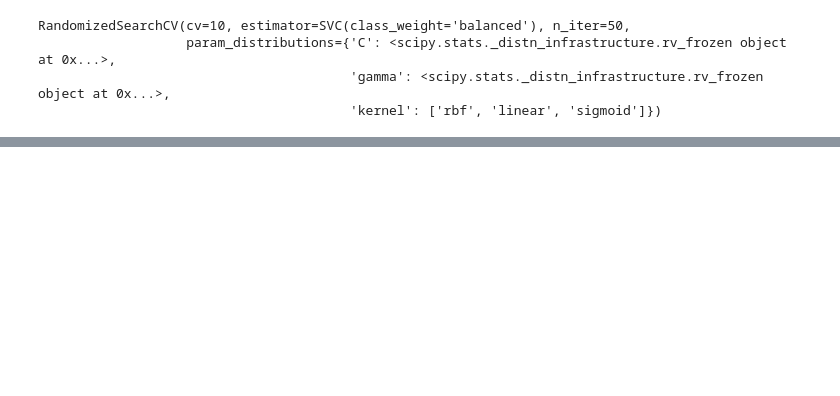
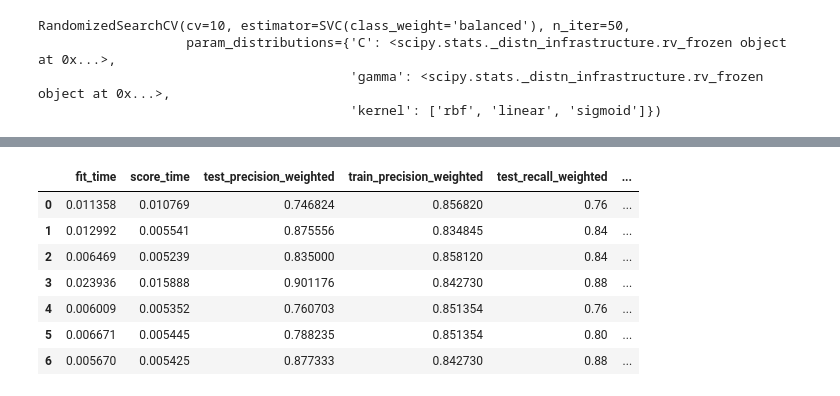
Before and after one commit to MehrdadSamadishadlou/mir_signature_4_datasets, a Jupyter notebook: MI_CAD_and_then_healthy.ipynb, the cells around one changed output, grey strips where cells are left out. Cells and saved outputs as stored; diff of their text form; code cells hidden in the pictures; blank space fills up the shorter version.

```diff
--- a/MI_CAD_and_then_healthy.ipynb
+++ b/MI_CAD_and_then_healthy.ipynb
@@ -196,3 +349,13 @@ RandomizedSearchCV(cv=10, estimator=SVC(class_weight='balanced'), n_iter=50,
                    param_distributions={'C': <scipy.stats._distn_infrastructure.rv_frozen object at 0x...>,
                                         'gamma': <scipy.stats._distn_infrastructure.rv_frozen object at 0x...>,
                                         'kernel': ['rbf', 'linear', 'sigmoid']})
+# %%
+X_temp = df[['8008885 / MIR21', '8087881 / MIRLET7G', '8175248 / MIR92A2']]
+y_temp = df['MI status']
+# %%
+X_train, X_test, y_train, y_test = train_test_split(X_temp, y_temp, test_size=0.3, random_state=1)
+# %%
+svm=SVC(C=1000, gamma=0.05, kernel='rbf', random_state=1)
+scores = cross_validate(svm, X_train, y_train, scoring=scoring, cv=7, n_jobs=-1, return_train_score=True, return_estimator =True)
+scores1=pd.DataFrame(scores).drop(['estimator'], axis=1)
+scores1.mean(axis=0)
@@ -198,0 +372,11 @@ RandomizedSearchCV(cv=10, estimator=SVC(class_weight='balanced'), n_iter=50,
+# %%
+scores1
+# %% [output]
+|  | fit_time | score_time | test_precision_weighted | train_precision_weighted | test_recall_weighted | ... |
+| 0 | 0.011358 | 0.010769 | 0.746824 | 0.856820 | 0.76 | ... |
+| 1 | 0.012992 | 0.005541 | 0.875556 | 0.834845 | 0.84 | ... |
+| 2 | 0.006469 | 0.005239 | 0.835000 | 0.858120 | 0.84 | ... |
+| 3 | 0.023936 | 0.015888 | 0.901176 | 0.842730 | 0.88 | ... |
+| 4 | 0.006009 | 0.005352 | 0.760703 | 0.851354 | 0.76 | ... |
+| 5 | 0.006671 | 0.005445 | 0.788235 | 0.851354 | 0.80 | ... |
+| 6 | 0.005670 | 0.005425 | 0.877333 | 0.842730 | 0.88 | ... |
```
Also changed, not shown: parts of 31 cells of this notebook, 1 other file.
